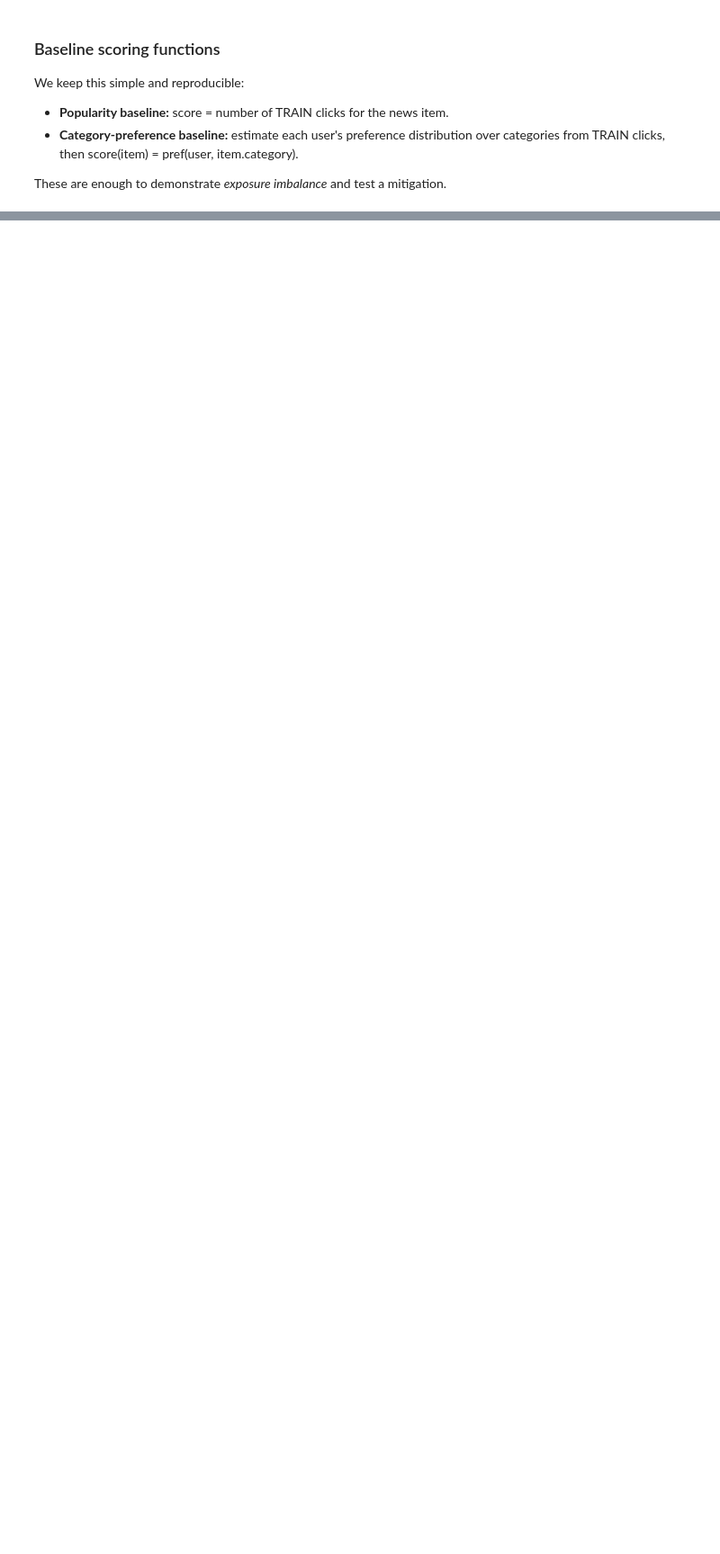
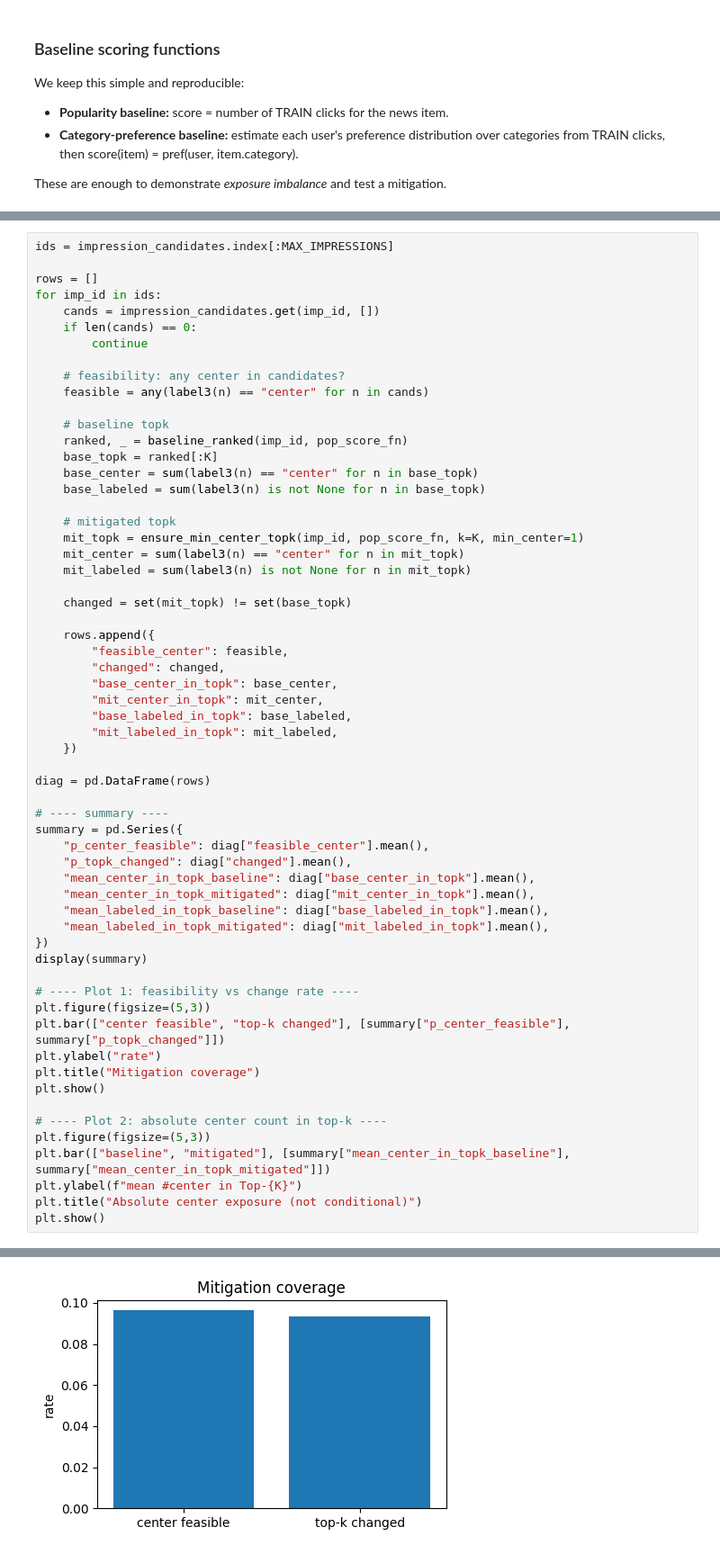
Before and after one commit to joanapimenta27/IAS_Project, a Jupyter notebook: notebooks/08_mitigations_and_conclusions.ipynb, the cells around one changed output, grey strips where cells are left out. Shown at 90% size. Saved outputs shown, nothing was run; the diff lists cells and outputs as text; blank space fills up the shorter version.

```diff
--- a/notebooks/08_mitigations_and_conclusions.ipynb
+++ b/notebooks/08_mitigations_and_conclusions.ipynb
@@ -148,0 +939,61 @@ print("Users with learned category preferences:", len(user_pref_cat))
+# %%
+ids = impression_candidates.index[:MAX_IMPRESSIONS]
+
+rows = []
+for imp_id in ids:
+    cands = impression_candidates.get(imp_id, [])
+    if len(cands) == 0:
+        continue
+
+    # feasibility: any center in candidates?
+    feasible = any(label3(n) == "center" for n in cands)
+
+    # baseline topk
+    ranked, _ = baseline_ranked(imp_id, pop_score_fn)
+    base_topk = ranked[:K]
+    base_center = sum(label3(n) == "center" for n in base_topk)
+    base_labeled = sum(label3(n) is not None for n in base_topk)
+
+    # mitigated topk
+    mit_topk = ensure_min_center_topk(imp_id, pop_score_fn, k=K, min_center=1)
+    mit_center = sum(label3(n) == "center" for n in mit_topk)
+    mit_labeled = sum(label3(n) is not None for n in mit_topk)
+
+    changed = set(mit_topk) != set(base_topk)
+
+    rows.append({
+        "feasible_center": feasible,
+        "changed": changed,
+        "base_center_in_topk": base_center,
+        "mit_center_in_topk": mit_center,
+        "base_labeled_in_topk": base_labeled,
+        "mit_labeled_in_topk": mit_labeled,
+    })
+
+diag = pd.DataFrame(rows)
+
+# ---- summary ----
+summary = pd.Series({
+    "p_center_feasible": diag["feasible_center"].mean(),
+    "p_topk_changed": diag["changed"].mean(),
+    "mean_center_in_topk_baseline": diag["base_center_in_topk"].mean(),
+    "mean_center_in_topk_mitigated": diag["mit_center_in_topk"].mean(),
+    "mean_labeled_in_topk_baseline": diag["base_labeled_in_topk"].mean(),
+    "mean_labeled_in_topk_mitigated": diag["mit_labeled_in_topk"].mean(),
+})
+display(summary)
+
+# ---- Plot 1: feasibility vs change rate ----
+plt.figure(figsize=(5,3))
+plt.bar(["center feasible", "top-k changed"], [summary["p_center_feasible"], summary["p_topk_changed"]])
+plt.ylabel("rate")
+plt.title("Mitigation coverage")
+plt.show()
+
+# ---- Plot 2: absolute center count in top-k ----
+plt.figure(figsize=(5,3))
+plt.bar(["baseline", "mitigated"], [summary["mean_center_in_topk_baseline"], summary["mean_center_in_topk_mitigated"]])
+plt.ylabel(f"mean #center in Top-{K}")
+plt.title("Absolute center exposure (not conditional)")
+plt.show()
+# %% [output]
@@ -148,0 +1007 @@ print("Users with learned category preferences:", len(user_pref_cat))
+[figure, added]
```
Also changed, not shown: parts of 41 cells of this notebook.
